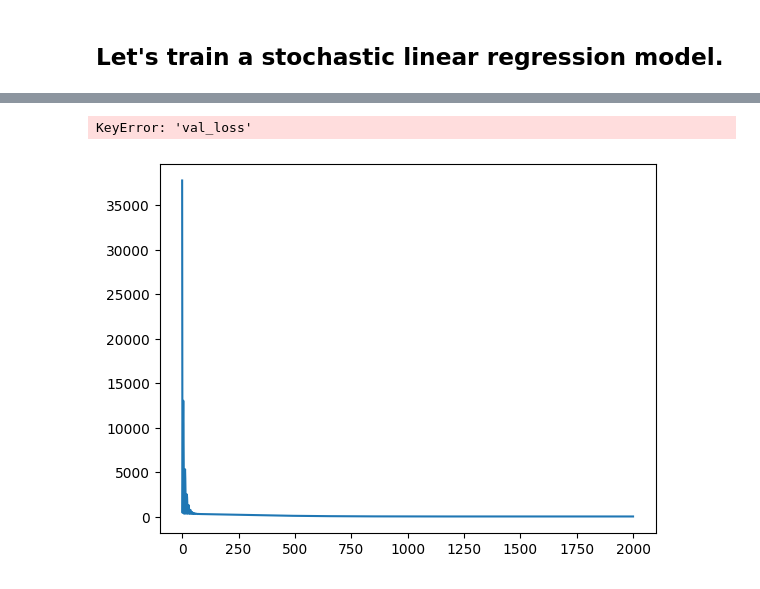
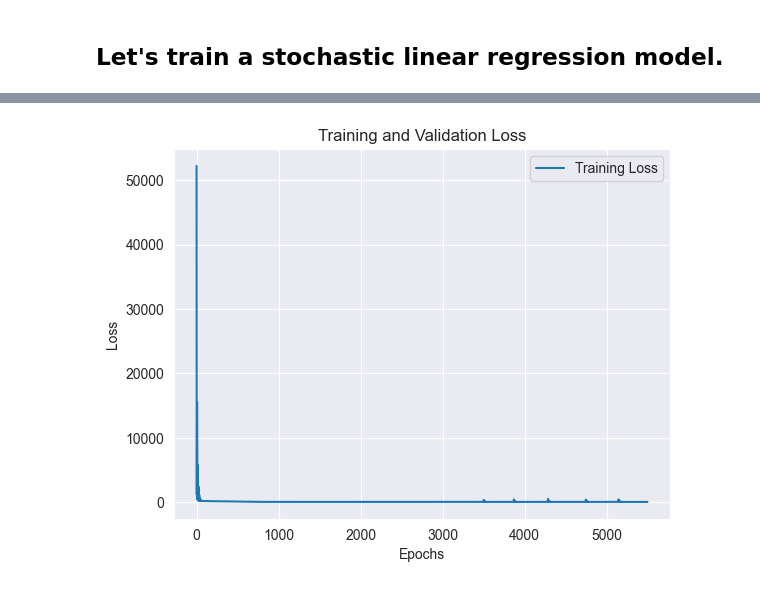
Before and after one commit to RufelleEmmanuelPactol/EnergyEffeciency, a Jupyter notebook: sample.ipynb, the cells around one changed output, grey strips where cells are left out. Drawn from its saved outputs; the diff is of its cells as text; code cells hidden in the pictures.

Commit message:
Finalizing data

```diff
--- a/sample.ipynb
+++ b/sample.ipynb
@@ -3,8 +3,8 @@ from ucimlrepo import fetch_ucirepo
 import pandas as pd
 energy_efficiency = fetch_ucirepo(id=242)
 
-X = energy_efficiency.data.features
-y = energy_efficiency.data.targets
+X = pd.read_csv('x_values.csv')
+y = pd.read_csv('y_values.csv')
 # %%
 new_columns = {}
 for row in energy_efficiency.variables.itertuples():
@@ -29,7 +29,0 @@ X
-# %%
-import random
-y = y.rename(columns=new_columns)
-y['Cooling Load'] =  y['Cooling Load'] + random.uniform(-5, 5)
-y['Heating Load'] = y['Heating Load'] + random.uniform(-5, 5)
-X['Roof Area'] =  X['Roof Area'].apply(lambda x : x + + random.uniform(-20, 20))
-X['Roof Area']
@@ -102,5 +84,5 @@ reg_model.add(
 )
 reg_model.compile(loss='mean_squared_error', optimizer=Adam(lr=0.5))
 history = reg_model.fit(
-    X_train, y_train,  batch_size=10000, epochs=2000)
+    X_train, y_train,  batch_size=10000, epochs=5500)
 # %% [output]
@@ -172,14 +189,12 @@ reg_model.evaluate(X_test, y_test)
 # %%
 plt.plot(history.history['loss'], label='Training Loss')
-plt.plot(history.history['val_loss'], label='Validation Loss')
 plt.title('Training and Validation Loss')
 plt.xlabel('Epochs')
 plt.ylabel('Loss')
 plt.legend()
 plt.show()
 # %% [output]
-KeyError: 'val_loss'
-[figure, old version]
+[figure, new version]
 # %%
 y_hat = reg_model.predict(X_test)
 plt.scatter(X_test.squeeze(), y_test, label='Actual (y_test)')
```
Also changed, not shown: parts of 10 cells of this notebook, 2 other files.
